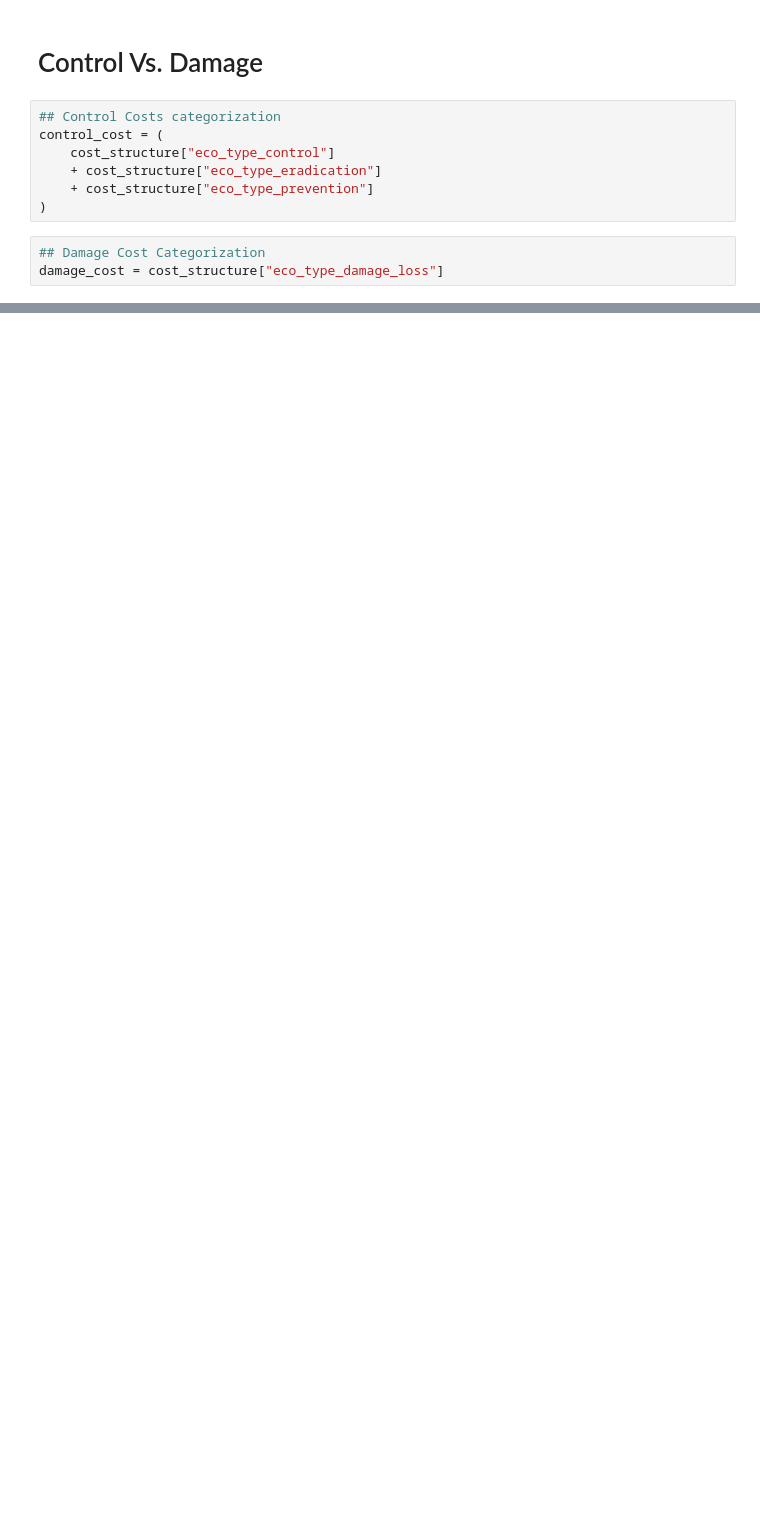
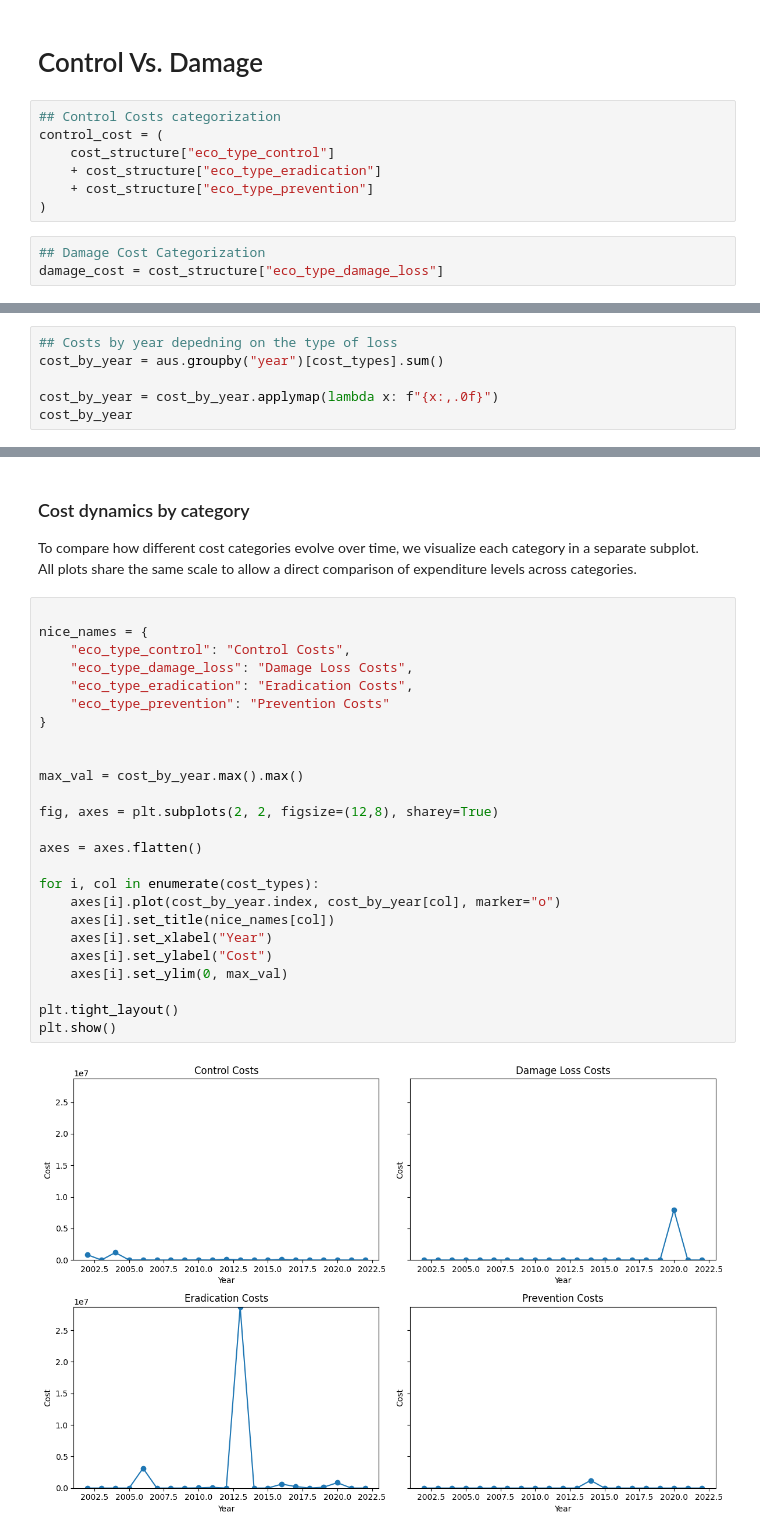
Before and after one commit to liza-drini/ceu-ds-project-C-2026, a Jupyter notebook: src/farm_cat_eco.ipynb, the cells around one changed output, grey strips where cells are left out. Drawn from its saved outputs; the diff is of its cells as text; blank space fills up the shorter version.

```diff
--- a/src/farm_cat_eco.ipynb
+++ b/src/farm_cat_eco.ipynb
@@ -65,0 +104,6 @@ damage_cost = cost_structure["eco_type_damage_loss"]
+# %%
+## Costs by year depedning on the type of loss
+cost_by_year = aus.groupby("year")[cost_types].sum()
+
+cost_by_year = cost_by_year.applymap(lambda x: f"{x:,.0f}")
+cost_by_year
@@ -65,0 +129,32 @@ damage_cost = cost_structure["eco_type_damage_loss"]
+# %% [markdown]
+### Cost dynamics by category
+
+To compare how different cost categories evolve over time, we visualize each category in a separate subplot.
+All plots share the same scale to allow a direct comparison of expenditure levels across categories.
+# %%
+
+nice_names = {
+    "eco_type_control": "Control Costs",
+    "eco_type_damage_loss": "Damage Loss Costs",
+    "eco_type_eradication": "Eradication Costs",
+    "eco_type_prevention": "Prevention Costs"
+}
+
+
+max_val = cost_by_year.max().max()
+
+fig, axes = plt.subplots(2, 2, figsize=(12,8), sharey=True)
+
+axes = axes.flatten()
+
+for i, col in enumerate(cost_types):
+    axes[i].plot(cost_by_year.index, cost_by_year[col], marker="o")
+    axes[i].set_title(nice_names[col])
+    axes[i].set_xlabel("Year")
+    axes[i].set_ylabel("Cost")
+    axes[i].set_ylim(0, max_val)
+
+plt.tight_layout()
+plt.show()
+# %% [output]
+[figure, added]
```
Also changed, not shown: parts of 18 cells of this notebook.
